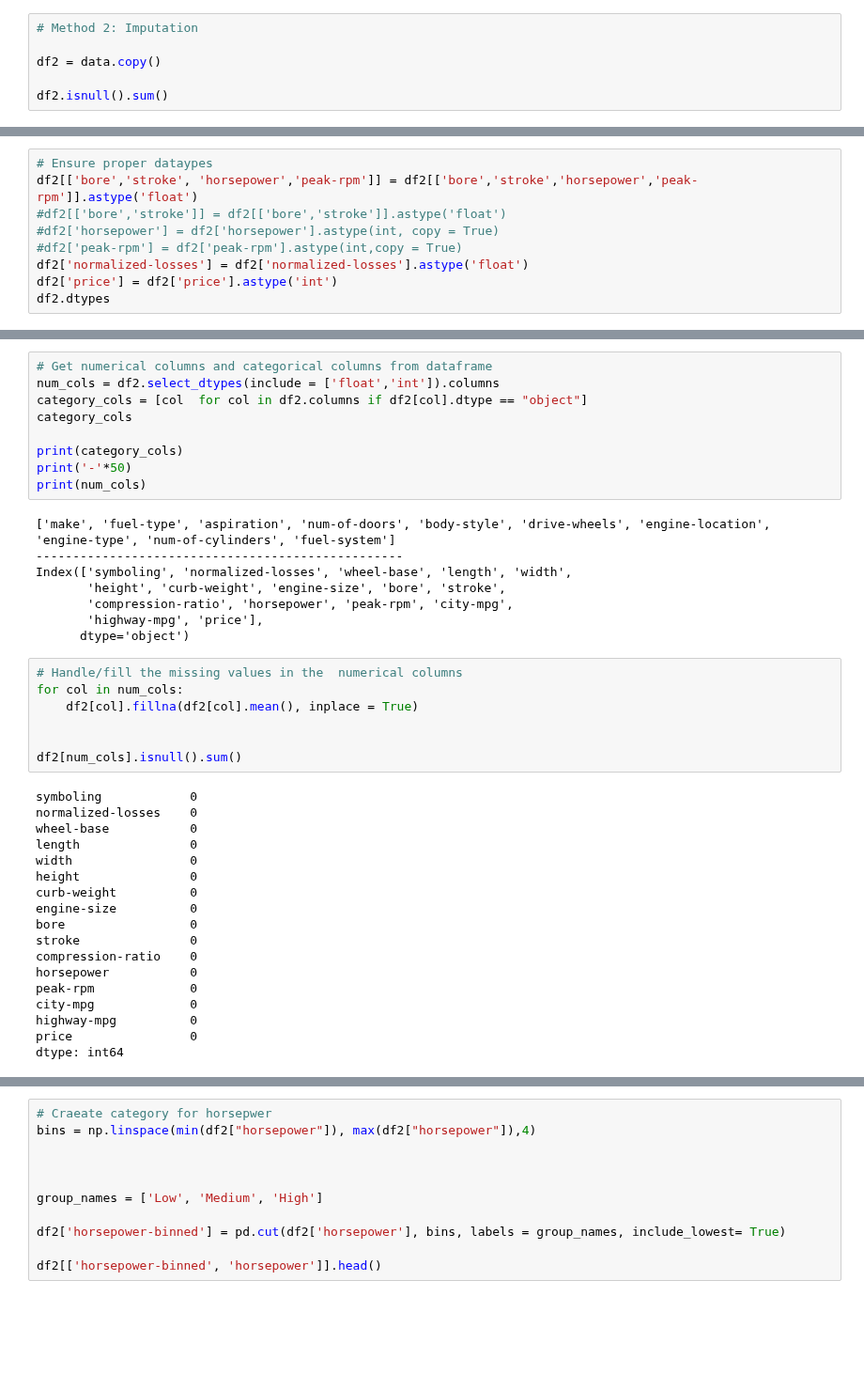
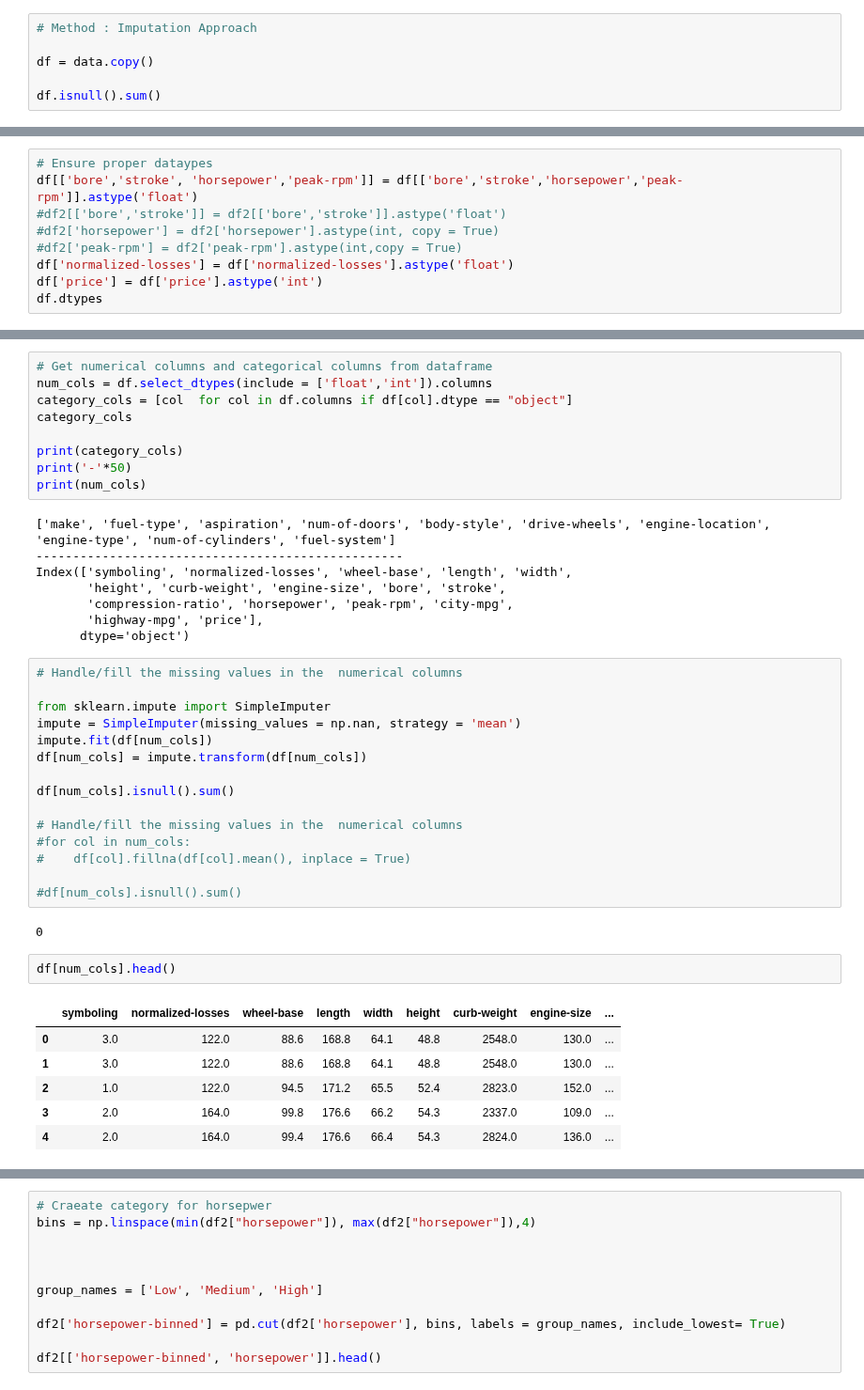
Before and after one commit to obeabi/Automobile_Data_Set, a Jupyter notebook: Auto_EDA.ipynb, the cells around one changed output, grey strips where cells are left out. Shown at 94% size. Drawn from its saved outputs; the diff is of its cells as text; blank space fills up the shorter version.

```diff
--- a/Auto_EDA.ipynb
+++ b/Auto_EDA.ipynb
@@ -228,9 +193,9 @@ Index(['symboling', 'make', 'fuel-type', 'aspiration', 'body-style',
 # %%
-# Method 2: Imputation
+# Method : Imputation Approach
 
-df2 = data.copy()
+df = data.copy()
 
-df2.isnull().sum()
+df.isnull().sum()
 # %% [output]
 symboling             0
 normalized-losses    37
@@ -251,13 +216,13 @@ price                 0
 dtype: int64
 # %%
 # Ensure proper dataypes
-df2[['bore','stroke', 'horsepower','peak-rpm']] = df2[['bore','stroke','horsepower','peak-rpm']].astype('float')
+df[['bore','stroke', 'horsepower','peak-rpm']] = df[['bore','stroke','horsepower','peak-rpm']].astype('float')
 #df2[['bore','stroke']] = df2[['bore','stroke']].astype('float')
 #df2['horsepower'] = df2['horsepower'].astype(int, copy = True)
 #df2['peak-rpm'] = df2['peak-rpm'].astype(int,copy = True)
-df2['normalized-losses'] = df2['normalized-losses'].astype('float')
-df2['price'] = df2['price'].astype('int')
-df2.dtypes
+df['normalized-losses'] = df['normalized-losses'].astype('float')
+df['price'] = df['price'].astype('int')
+df.dtypes
 # %% [output]
 symboling              int64
 normalized-losses    float64
@@ -278,8 +243,8 @@ price                  int64
 dtype: object
 # %%
 # Get numerical columns and categorical columns from dataframe
-num_cols = df2.select_dtypes(include = ['float','int']).columns
-category_cols = [col  for col in df2.columns if df2[col].dtype == "object"]
+num_cols = df.select_dtypes(include = ['float','int']).columns
+category_cols = [col  for col in df.columns if df[col].dtype == "object"]
 category_cols
 
 print(category_cols)
@@ -295,26 +260,27 @@ Index(['symboling', 'normalized-losses', 'wheel-base', 'length', 'width',
       dtype='object')
 # %%
 # Handle/fill the missing values in the  numerical columns
-for col in num_cols:
-    df2[col].fillna(df2[col].mean(), inplace = True)
 
+from sklearn.impute import SimpleImputer
+impute = SimpleImputer(missing_values = np.nan, strategy = 'mean')
+impute.fit(df[num_cols])
+df[num_cols] = impute.transform(df[num_cols])
 
-df2[num_cols].isnull().sum()
+df[num_cols].isnull().sum()
+
+# Handle/fill the missing values in the  numerical columns
+#for col in num_cols:
+#    df[col].fillna(df[col].mean(), inplace = True)
+
+#df[num_cols].isnull().sum()
 # %% [output]
-symboling            0
-normalized-losses    0
-wheel-base           0
-length               0
-width                0
-height               0
-curb-weight          0
-engine-size          0
-bore                 0
-stroke               0
-compression-ratio    0
-horsepower           0
-peak-rpm             0
-city-mpg             0
-highway-mpg          0
-price                0
-dtype: int64
+0
+# %%
+df[num_cols].head()
+# %% [output]
+|  | symboling | normalized-losses | wheel-base | length | width | height | curb-weight | engine-size | ... |
+| 0 | 3.0 | 122.0 | 88.6 | 168.8 | 64.1 | 48.8 | 2548.0 | 130.0 | ... |
+| 1 | 3.0 | 122.0 | 88.6 | 168.8 | 64.1 | 48.8 | 2548.0 | 130.0 | ... |
+| 2 | 1.0 | 122.0 | 94.5 | 171.2 | 65.5 | 52.4 | 2823.0 | 152.0 | ... |
+| 3 | 2.0 | 164.0 | 99.8 | 176.6 | 66.2 | 54.3 | 2337.0 | 109.0 | ... |
+| 4 | 2.0 | 164.0 | 99.4 | 176.6 | 66.4 | 54.3 | 2824.0 | 136.0 | ... |
```
Also changed, not shown: parts of 45 cells of this notebook.
